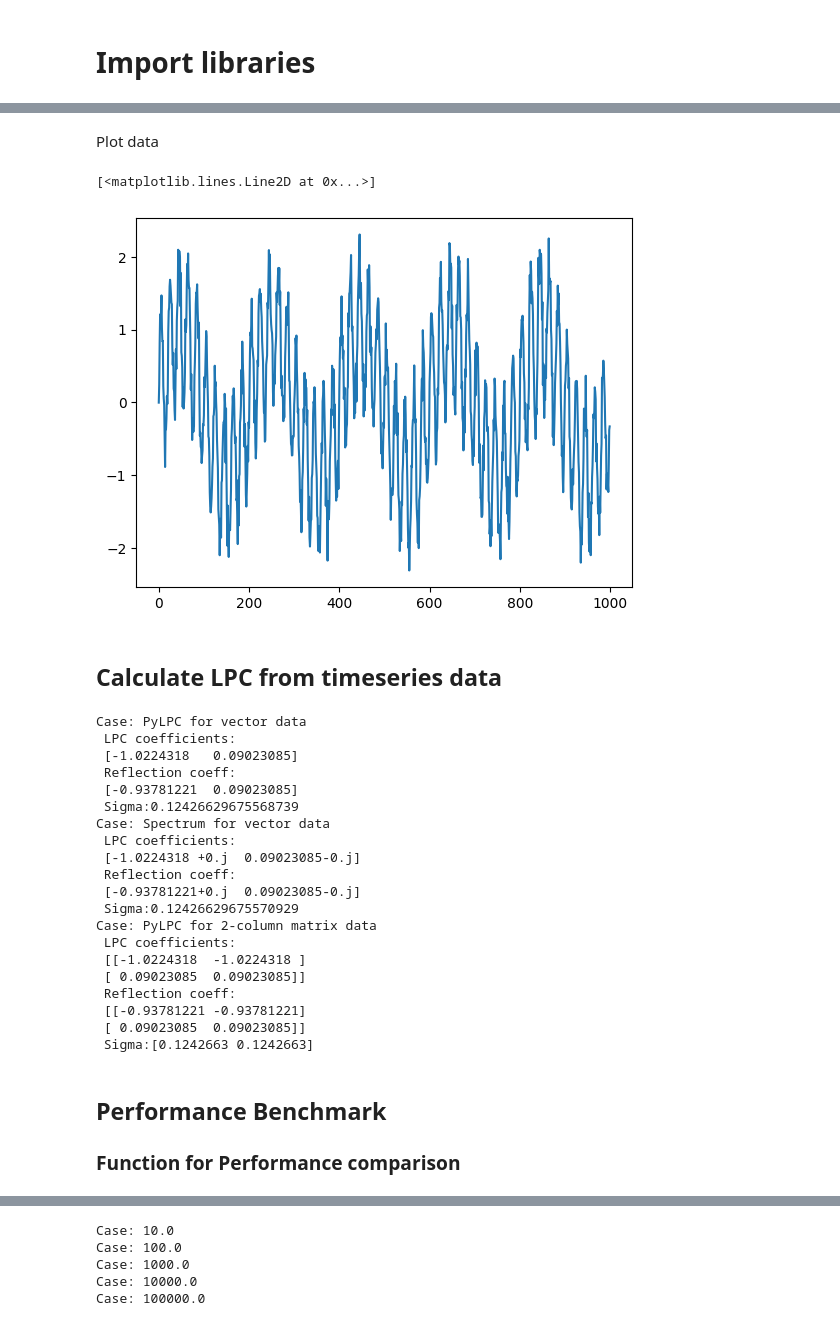
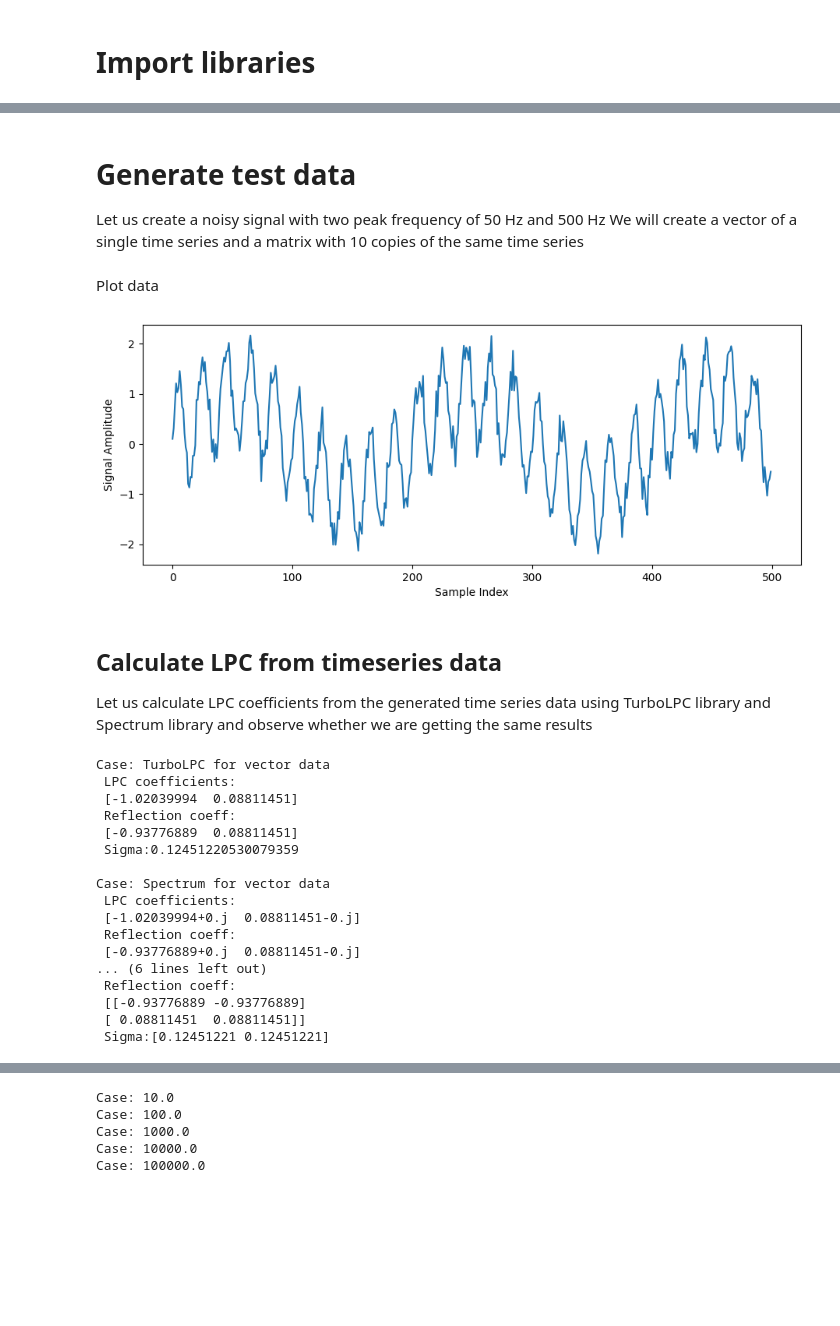
Before and after one commit to MDFahimAnjum/TurboLPC, a Jupyter notebook: example_notebook.ipynb, the cells around one changed output, grey strips where cells are left out. Cells and saved outputs as stored; diff of their text form; code cells hidden in the pictures; blank space fills up the shorter version.

```diff
--- a/example_notebook.ipynb
+++ b/example_notebook.ipynb
@@ -12,3 +10,7 @@ from scipy import signal as sig
+# %% [markdown]
+# Generate test data
+Let us create a noisy signal with two peak frequency of 50 Hz and 500 Hz
+We will create a vector of a single time series and a matrix with 10 copies of the same time series
 # %%
 Fs=10000 # sampling freq
 t_length=10 # total seconds in timeseries
@@ -39,47 +41,43 @@ total_col=10
 toydata_2D = np.tile(toydata_1D, (total_col, 1)).T
 # %% [markdown]
 Plot data
-# %%
-plt.figure()
-plt.plot(toydata_1D[:1000])
-# %% [output]
-[<matplotlib.lines.Line2D at 0x...>]
-[figure, removed]
-# %% [markdown]
-## Calculate LPC from timeseries data
+# %%
+plt.figure(figsize=(10.9, 4))  # Adjust the figure aspect ratio
+plt.plot(toydata_1D[:500])
+plt.ylabel('Signal Amplitude')
+plt.xlabel('Sample Index')
+plt.show()
+# %% [output]
+[figure, added]
+# %% [markdown]
+## Calculate LPC from timeseries data
+Let us calculate LPC coefficients from the generated time series data using TurboLPC library and Spectrum library and observe whether we are getting the same results
 # %%
 lpc_order=2
 a1,e1,r1=analysis.arburg_vector(x=toydata_1D,order=lpc_order)
-print(f"Case: PyLPC for vector data\n LPC coefficients: \n {a1}\n Reflection coeff: \n {r1} \n Sigma:{e1}")
+print(f"Case: TurboLPC for vector data\n LPC coefficients: \n {a1}\n Reflection coeff: \n {r1} \n Sigma:{e1}\n")
 
 AR, P, k = arburg(X=toydata_1D,order=lpc_order)
-print(f"Case: Spectrum for vector data\n LPC coefficients: \n {AR}\n Reflection coeff: \n {k} \n Sigma:{P}")
+print(f"Case: Spectrum for vector data\n LPC coefficients: \n {AR}\n Reflection coeff: \n {k} \n Sigma:{P}\n")
 
 
 a2,e2,r2=analysis.arburg_matrix(X=toydata_2D[:,:2],order=lpc_order)
-print(f"Case: PyLPC for 2-column matrix data\n LPC coefficients: \n {a2}\n Reflection coeff: \n {r2} \n Sigma:{e2}")
+print(f"Case: TurboLPC for 2-column matrix data\n LPC coefficients: \n {a2}\n Reflection coeff: \n {r2} \n Sigma:{e2}\n")
 # %% [output]
-Case: PyLPC for vector data
+Case: TurboLPC for vector data
  LPC coefficients:
- [-1.0224318   0.09023085]
+ [-1.02039994  0.08811451]
  Reflection coeff:
- [-0.93781221  0.09023085]
- Sigma:0.12426629675568739
+ [-0.93776889  0.08811451]
+ Sigma:0.12451220530079359
+
 Case: Spectrum for vector data
  LPC coefficients:
- [-1.0224318 +0.j  0.09023085-0.j]
+ [-1.02039994+0.j  0.08811451-0.j]
  Reflection coeff:
- [-0.93781221+0.j  0.09023085-0.j]
- Sigma:0.12426629675570929
-Case: PyLPC for 2-column matrix data
- LPC coefficients:
- [[-1.0224318  -1.0224318 ]
- [ 0.09023085  0.09023085]]
+ [-0.93776889+0.j  0.08811451-0.j]
+... (6 lines left out)
  Reflection coeff:
- [[-0.93781221 -0.93781221]
- [ 0.09023085  0.09023085]]
- Sigma:[0.1242663 0.1242663]
+ [[-0.93776889 -0.93776889]
+ [ 0.08811451  0.08811451]]
+ Sigma:[0.12451221 0.12451221]
-# %% [markdown]
-## Performance Benchmark
-
-### Function for Performance comparison
```
Also changed, not shown: parts of 20 cells of this notebook, 6 other files.
